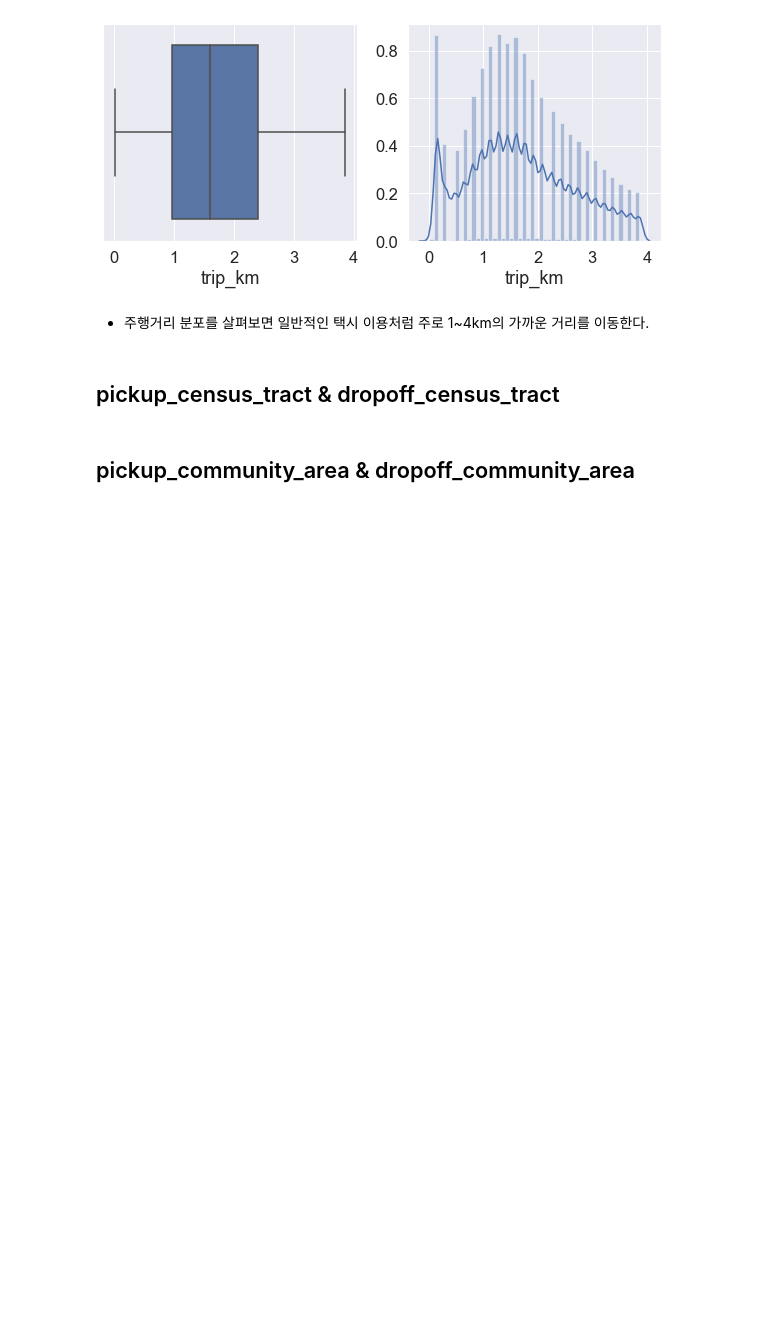
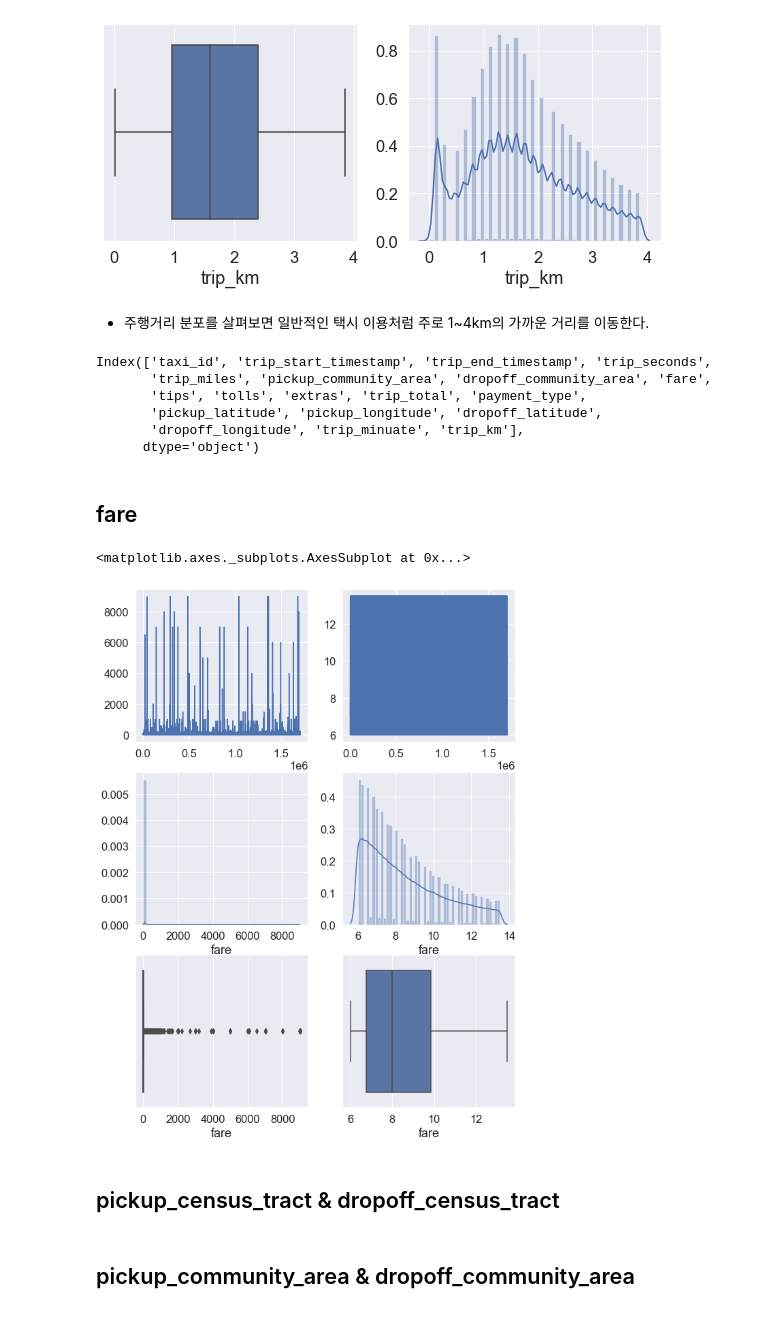
Before and after one commit to Hinterhalter/Kaggle, a Jupyter notebook: Chicago-taxi-rides.ipynb, the cells around one changed output. Drawn from its saved outputs; the diff is of its cells as text; code cells hidden in the pictures; blank space fills up the shorter version.

```diff
--- a/Chicago-taxi-rides.ipynb
+++ b/Chicago-taxi-rides.ipynb
@@ -503,6 +517,31 @@ sns.distplot(tmp['trip_km'], ax=ax[1])
 [figure]
 # %% [markdown]
 - 주행거리 분포를 살펴보면 일반적인 택시 이용처럼 주로 1~4km의 가까운 거리를 이동한다.
+# %%
+jan_1.columns
+# %% [output]
+Index(['taxi_id', 'trip_start_timestamp', 'trip_end_timestamp', 'trip_seconds',
+       'trip_miles', 'pickup_community_area', 'dropoff_community_area', 'fare',
+       'tips', 'tolls', 'extras', 'trip_total', 'payment_type',
+       'pickup_latitude', 'pickup_longitude', 'dropoff_latitude',
+       'dropoff_longitude', 'trip_minuate', 'trip_km'],
+      dtype='object')
+# %% [markdown]
+## fare
+# %%
+fig, ax = plt.subplots(nrows=3, ncols=2, figsize=(10,14))
+jan_1['fare'].plot(ax=ax[0,0])
+sns.distplot(jan_1['fare'], ax=ax[1,0])
+sns.boxplot(jan_1['fare'], ax=ax[2,0])
+# quantitle 0.25 ~ 0.75
+fare_quantile = list(jan_1['fare'].quantile([0.25, 0.5, 0.75]))
+tmp = jan_1[(jan_1['fare'] >= fare_quantile[0]) & (jan_1['fare'] <= fare_quantile[2])]['fare']
+tmp.plot(ax=ax[0,1])
+sns.distplot(tmp, ax=ax[1,1])
+sns.boxplot(tmp, ax=ax[2,1])
+# %% [output]
+<matplotlib.axes._subplots.AxesSubplot at 0x...>
+[figure, added]
 # %% [markdown]
 ## pickup_census_tract & dropoff_census_tract
 # %% [markdown]
```
Also changed, not shown: parts of 11 cells of this notebook.
